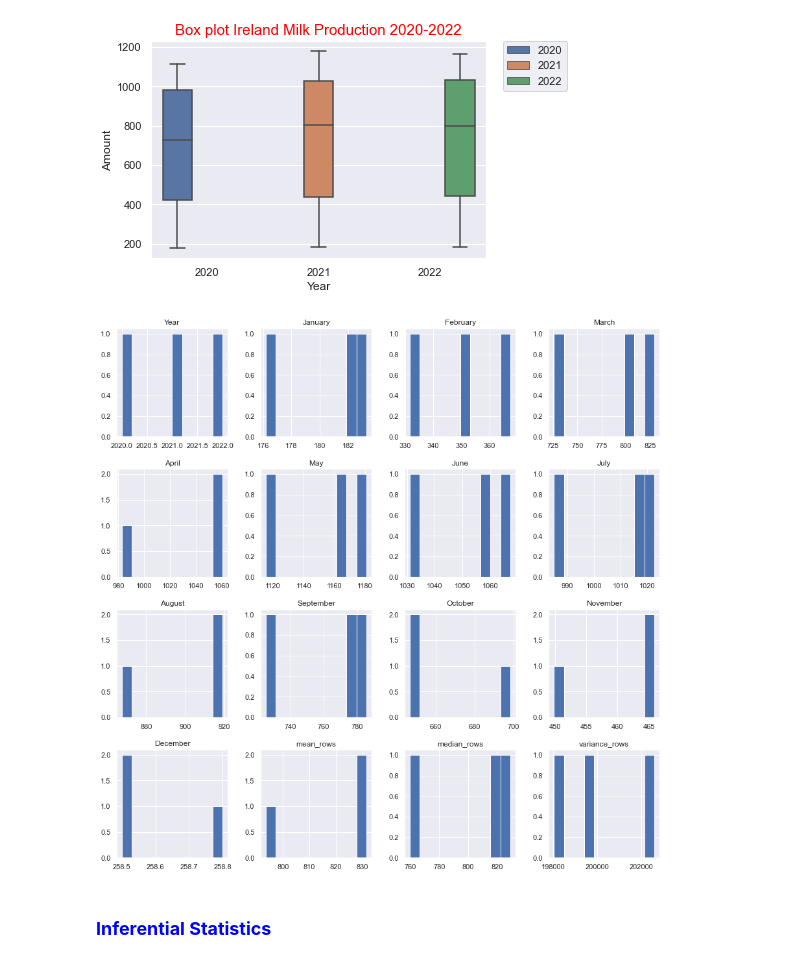
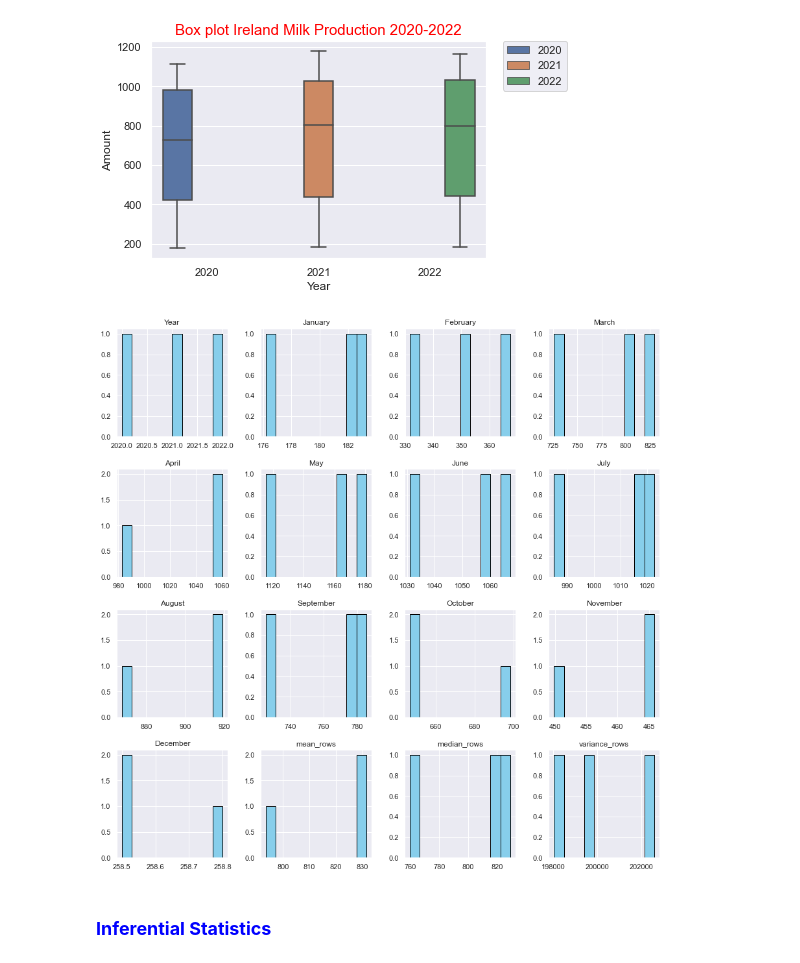
Before and after one commit to kftsurat/Assessment-2, a Jupyter notebook: 5- Statistics of Ireland Milk Production.ipynb, the cells around one changed output. Saved outputs shown, nothing was run; the diff lists cells and outputs as text; code cells hidden in the pictures.

```diff
--- a/Ireland_Statistics.ipynb
+++ b/5- Statistics of Ireland Milk Production.ipynb
@@ -154,10 +152,10 @@ plt.legend(bbox_to_anchor=(1.05, 1), loc='upper left', borderaxespad=0);
 # %% [output]
 [figure]
 # %%
-df_pivot_reset.hist(bins=10, figsize=(15,15))
+df_pivot_reset.hist(bins=10, figsize=(15,15), color = "skyblue", ec="black")
 plt.show()
 # %% [output]
-[figure, old version]
+[figure, new version]
 # %% [markdown]
 ###  <font color=blue>**Inferential Statistics**</font>
 # %% [markdown]
```
Also changed, not shown: parts of 8 cells of this notebook, 36 other files.
